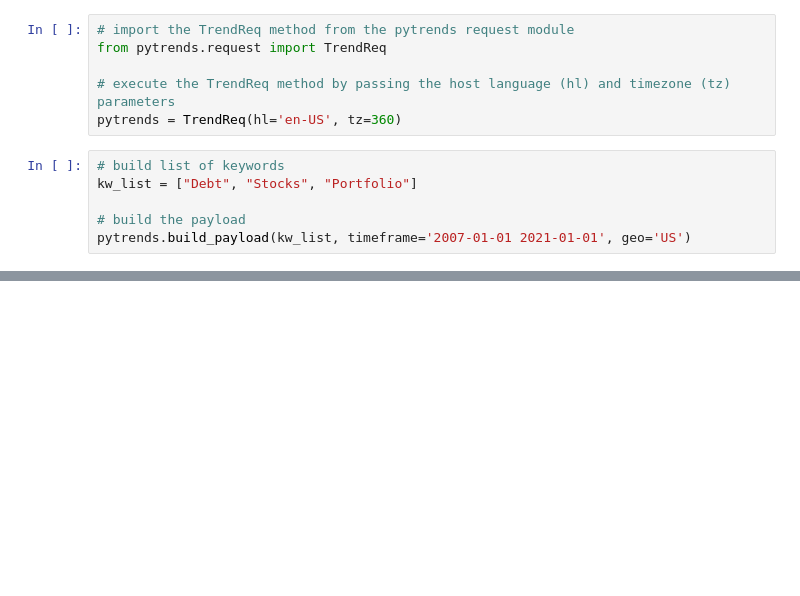
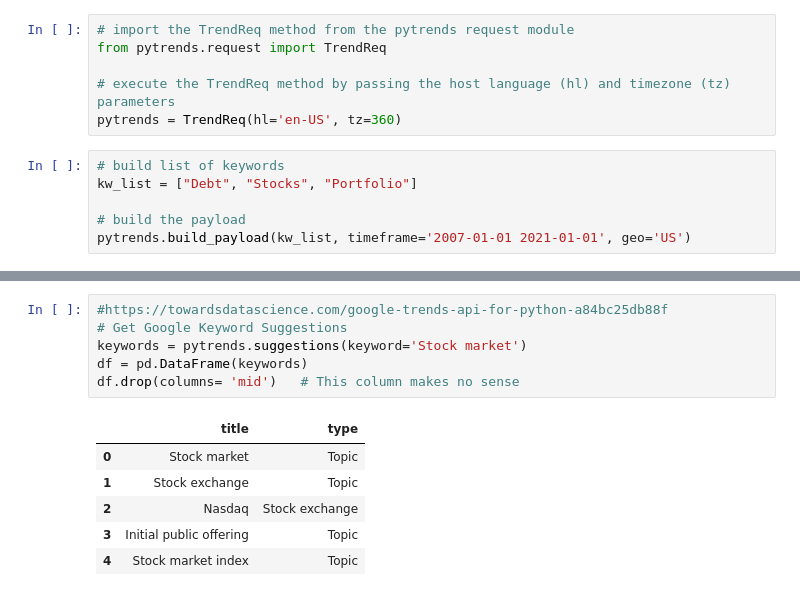
Before and after one commit to eitanrosenfelder/first, a Jupyter notebook: Pytrends_demo.ipynb, the cells around one changed output, grey strips where cells are left out. Drawn from its saved outputs; the diff is of its cells as text; blank space fills up the shorter version.

```diff
--- a/Pytrends_demo.ipynb
+++ b/Pytrends_demo.ipynb
@@ -86,0 +93,13 @@ for tl in ax2.get_yticklabels():
+# %%
+#https://towardsdatascience.com/google-trends-api-for-python-a84bc25db88f
+# Get Google Keyword Suggestions
+keywords = pytrends.suggestions(keyword='Stock market')
+df = pd.DataFrame(keywords)
+df.drop(columns= 'mid')   # This column makes no sense
+# %% [output]
+|  | title | type |
+| 0 | Stock market | Topic |
+| 1 | Stock exchange | Topic |
+| 2 | Nasdaq | Stock exchange |
+| 3 | Initial public offering | Topic |
+| 4 | Stock market index | Topic |
```
Also changed, not shown: parts of 11 cells of this notebook.
